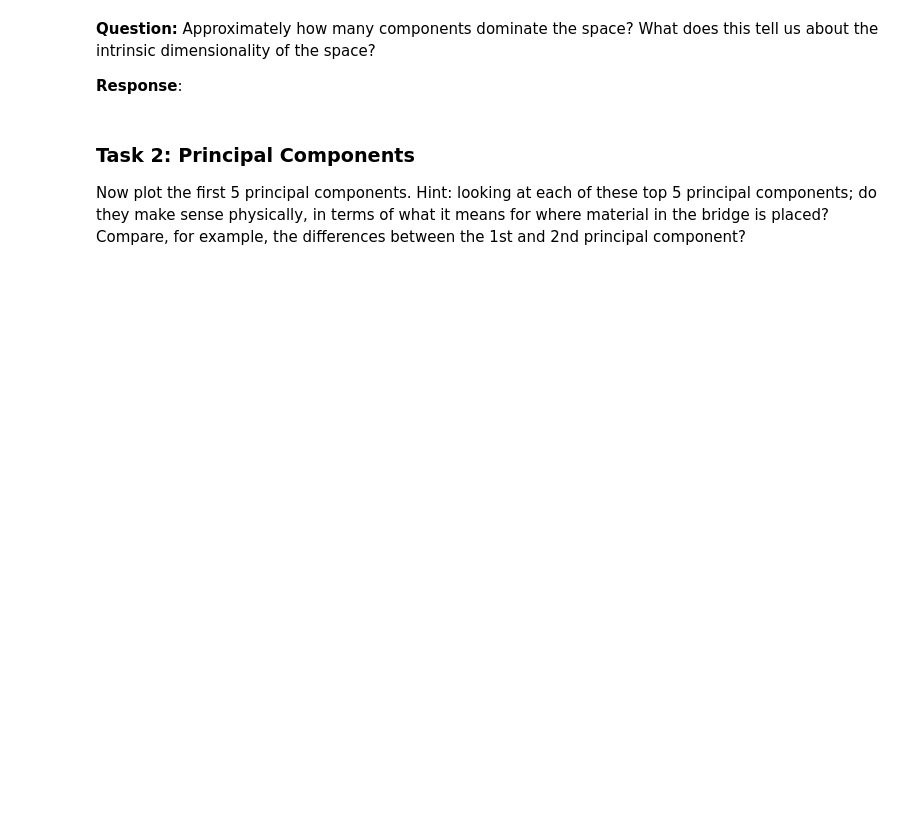
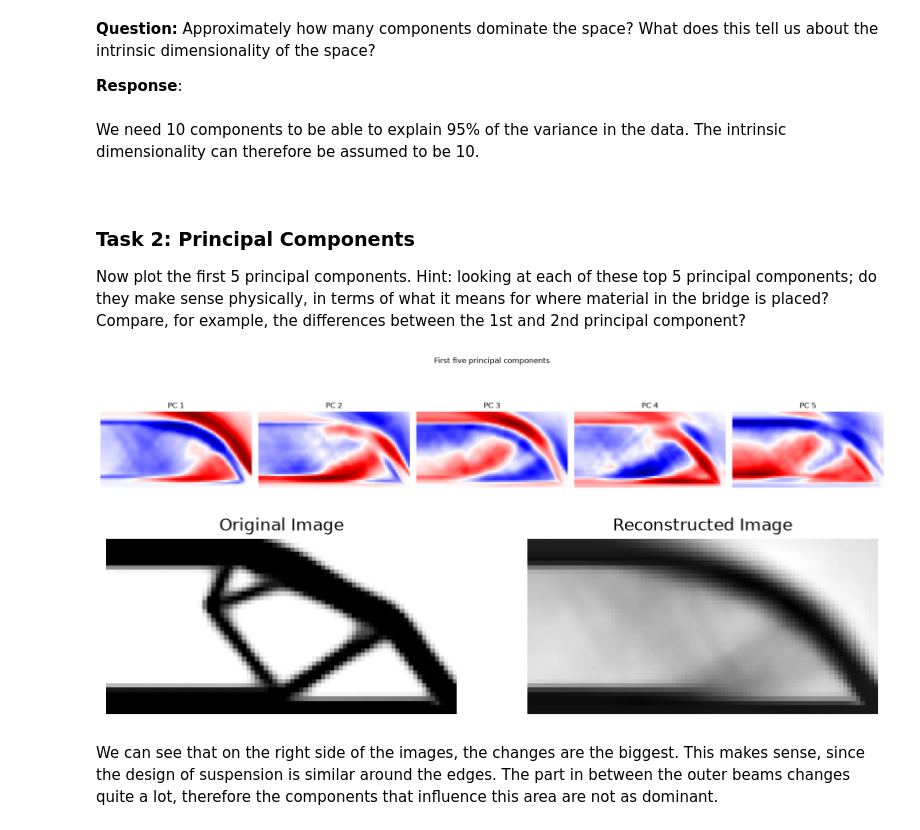
Before and after one commit to ninotliner/ML4ME_Textbook, a Jupyter notebook: problems/ps1_part2.ipynb, the cells around one changed output. Saved outputs shown, nothing was run; the diff lists cells and outputs as text; code cells hidden in the pictures; blank space fills up the shorter version.

```diff
--- a/problems/ps1_part2.ipynb
+++ b/problems/ps1_part2.ipynb
@@ -151,6 +215,68 @@ As with the toy example, assume that the 94,178-dimensional space is excessive.
 **Question:** Approximately how many components dominate the space? What does this tell us about the intrinsic dimensionality of the space?
 
 **Response**:
+# %% [markdown]
+We need 10 components to be able to explain 95% of the variance in the data. The intrinsic dimensionality can therefore be assumed to be 10.
+# %% [markdown]
+<!-- We need 10 components to be able to explain 95% of the variance in the data. The intrinsic dimensionality can therefore be assumed to be 10. -->
 # %% [markdown]
 ### Task 2: Principal Components
 Now plot the first 5 principal components. Hint: looking at each of these top 5 principal components; do they make sense physically, in terms of what it means for where material in the bridge is placed? Compare, for example, the differences between the 1st and 2nd principal component?
+# %%
+# Fit PCA using the first five components
+pca5 = PCA(n_components=5, svd_solver="full")
+pca5.fit(X)
+
+# Reshape the components back into image dimensions
+components = pca5.components_.reshape(5, height, width)
+
+# Plot the five principal components
+fig, axes = plt.subplots(1, 5, figsize=(18, 4))
+
+for i, ax in enumerate(axes):
+    component = components[i]
+
+    # Use a symmetric color scale so positive and negative values
+    # are represented equally.
+    vmax = np.max(np.abs(component))
+
+    ax.imshow(
+        component,
+        cmap="seismic",
+        vmin=-vmax,
+        vmax=vmax,
+    )
+    ax.set_title(f"PC {i + 1}")
+    ax.axis("off")
+
+plt.suptitle("First five principal components")
+plt.tight_layout()
+plt.show()
+
+#show a reconstruction of the first image using the first five principal components
+# Project the first image onto the first five principal components
+Z5 = pca5.transform(X[0:1, :])
+
+# Reconstruct the image using the first five principal components
+X_reconstructed = pca5.inverse_transform(Z5)
+
+# Reshape the reconstructed image back to its original dimensions
+X_reconstructed = X_reconstructed.reshape(1, height, width)
+
+# Show the original and reconstructed images
+fig, axes = plt.subplots(1, 2, figsize=(10, 5))
+
+axes[0].imshow(images[0], cmap='gray')
+axes[0].set_title('Original Image')
+axes[0].axis('off')
+
+axes[1].imshow(X_reconstructed[0], cmap='gray')
+axes[1].set_title('Reconstructed Image')
+axes[1].axis('off')
+
+plt.show()
+# %% [output]
+[figure, added]
+[figure, added]
+# %% [markdown]
+We can see that on the right side of the images, the changes are the biggest. This makes sense, since the design of suspension is similar around the edges. The part in between the outer beams changes quite a lot, therefore the components that influence this area are not as dominant.
```
Also changed, not shown: parts of 1 cell of this notebook, 2 other files.
